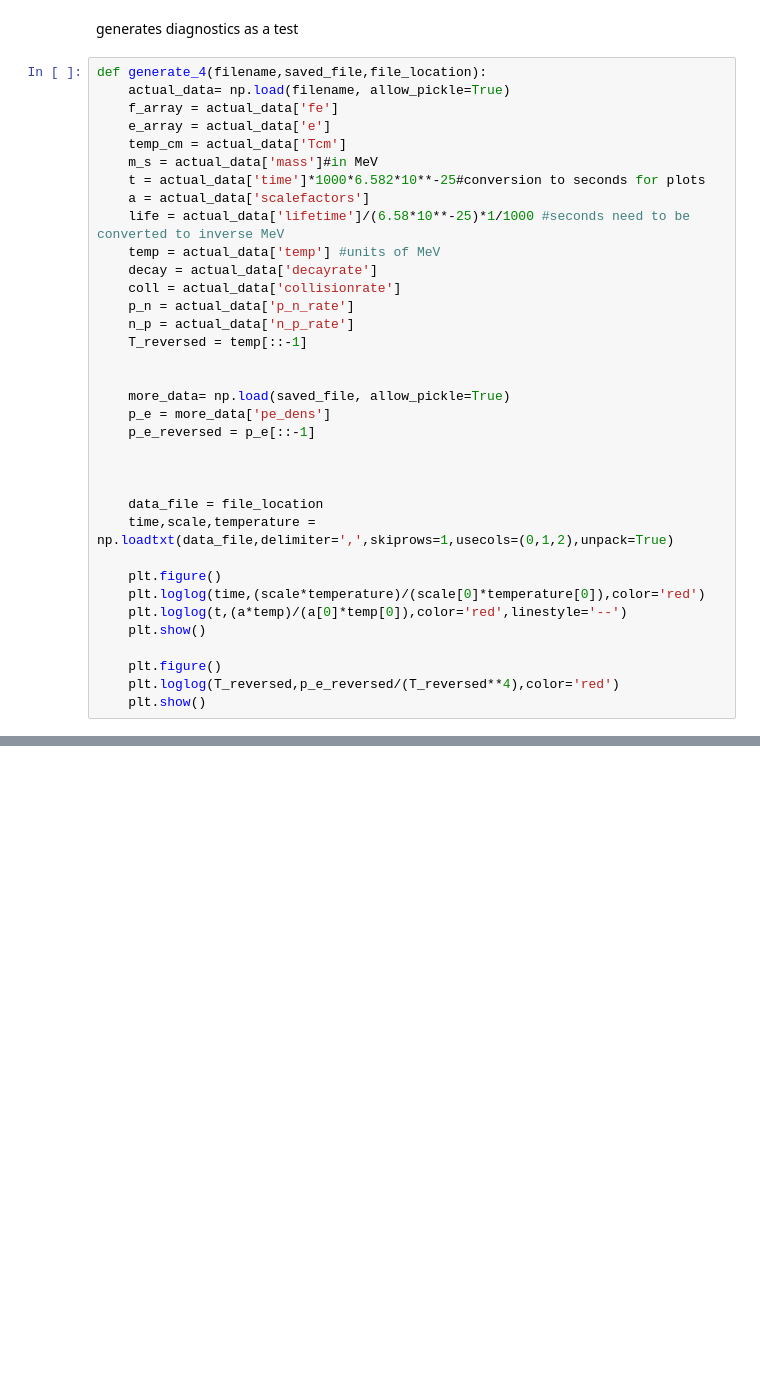
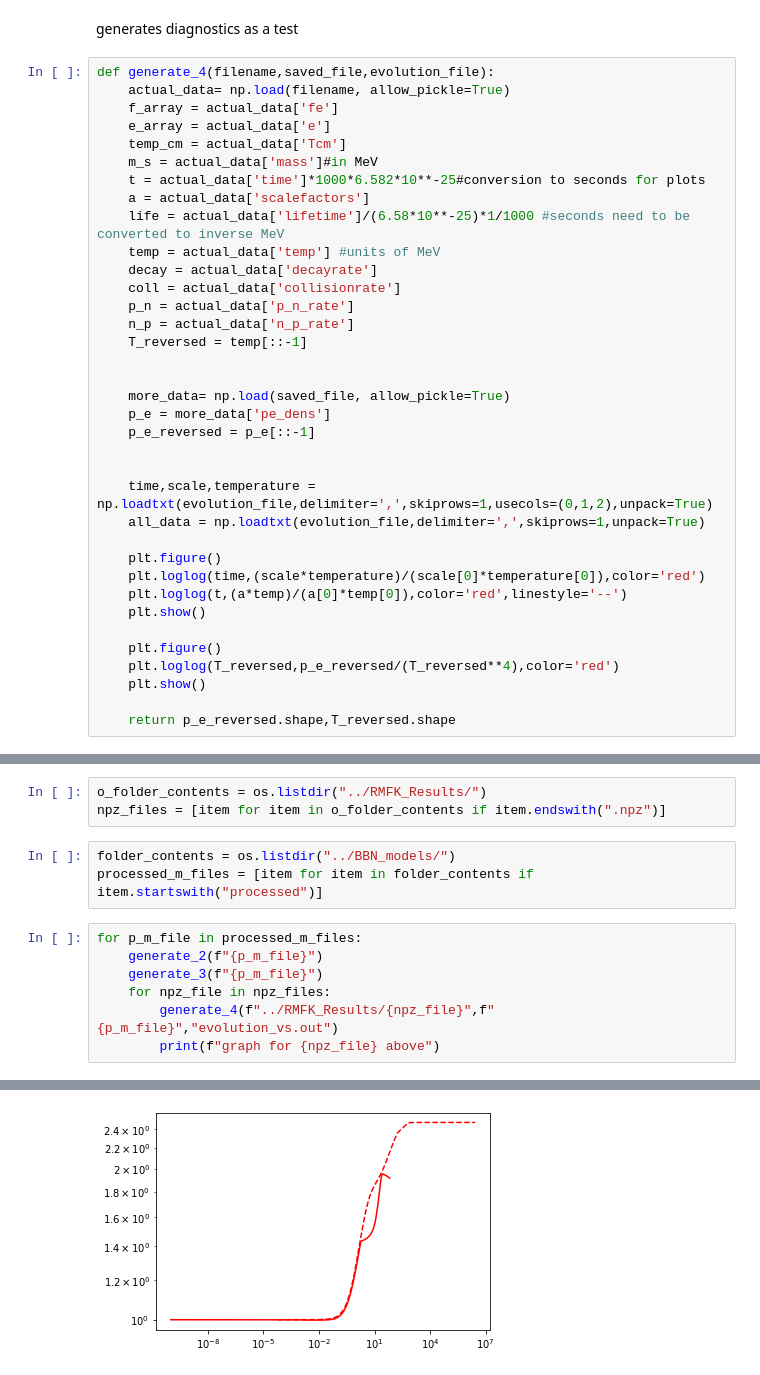
Before and after one commit to nuLABatUSD/BBN_models, a Jupyter notebook: BBN_Diagnostic.ipynb, the cells around one changed output, grey strips where cells are left out. Cells and saved outputs as stored; diff of their text form; blank space fills up the shorter version.

Commit message:
trying to make a fucntion that generates BBN abundances for multiple mass files

```diff
--- a/BBN_Diagnostic.ipynb
+++ b/BBN_Diagnostic.ipynb
@@ -34,7 +36,7 @@ def generate_3(saved_file):
 # %% [markdown]
 generates diagnostics as a test
 # %%
-def generate_4(filename,saved_file,file_location):
+def generate_4(filename,saved_file,evolution_file):
     actual_data= np.load(filename, allow_pickle=True)
     f_array = actual_data['fe']
     e_array = actual_data['e']
@@ -56,9 +58,8 @@ def generate_4(filename,saved_file,file_location):
     p_e_reversed = p_e[::-1]
 
 
-
-    data_file = file_location
-    time,scale,temperature = np.loadtxt(data_file,delimiter=',',skiprows=1,usecols=(0,1,2),unpack=True)
+    time,scale,temperature = np.loadtxt(evolution_file,delimiter=',',skiprows=1,usecols=(0,1,2),unpack=True)
+    all_data = np.loadtxt(evolution_file,delimiter=',',skiprows=1,unpack=True)
 
     plt.figure()
     plt.loglog(time,(scale*temperature)/(scale[0]*temperature[0]),color='red')
@@ -68,3 +69,5 @@ def generate_4(filename,saved_file,file_location):
     plt.figure()
     plt.loglog(T_reversed,p_e_reversed/(T_reversed**4),color='red')
     plt.show()
+
+    return p_e_reversed.shape,T_reversed.shape
@@ -84,0 +74,14 @@ generate_4("mass-300-life-0.030-new.npz","first_test.npz","evolution_vs.out")
+# %%
+o_folder_contents = os.listdir("../RMFK_Results/")
+npz_files = [item for item in o_folder_contents if item.endswith(".npz")]
+# %%
+folder_contents = os.listdir("../BBN_models/")
+processed_m_files = [item for item in folder_contents if item.startswith("processed")]
+# %%
+for p_m_file in processed_m_files:
+    generate_2(f"{p_m_file}")
+    generate_3(f"{p_m_file}")
+    for npz_file in npz_files:
+        generate_4(f"../RMFK_Results/{npz_file}",f"{p_m_file}","evolution_vs.out")
+        print(f"graph for {npz_file} above")
+# %% [output]
@@ -84,0 +90 @@ generate_4("mass-300-life-0.030-new.npz","first_test.npz","evolution_vs.out")
+[figure, added]
```
Also changed, not shown: parts of 9 cells of this notebook.
